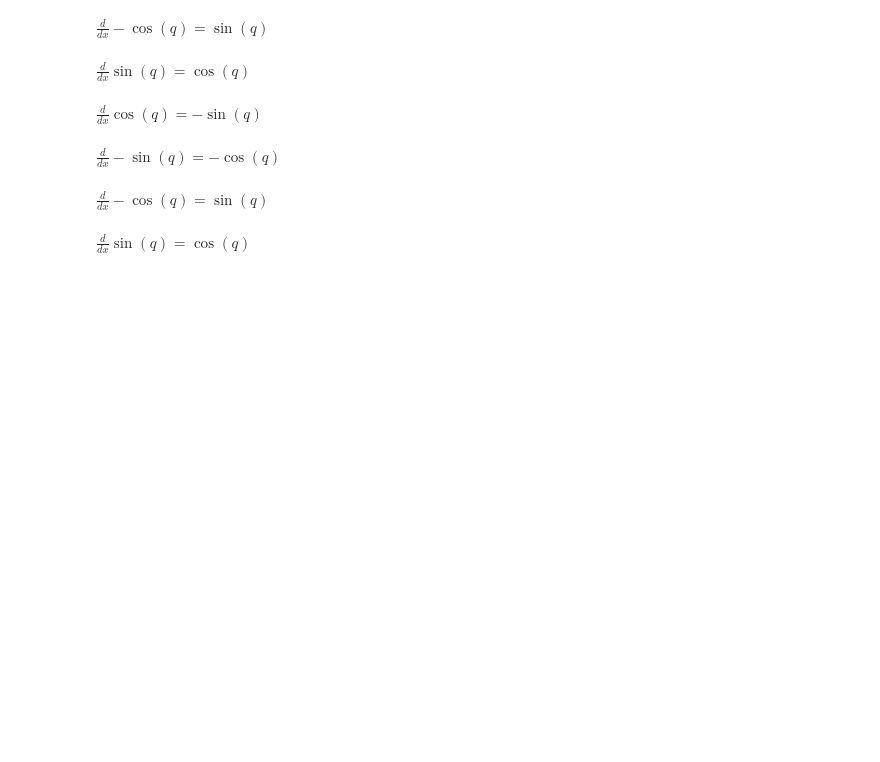
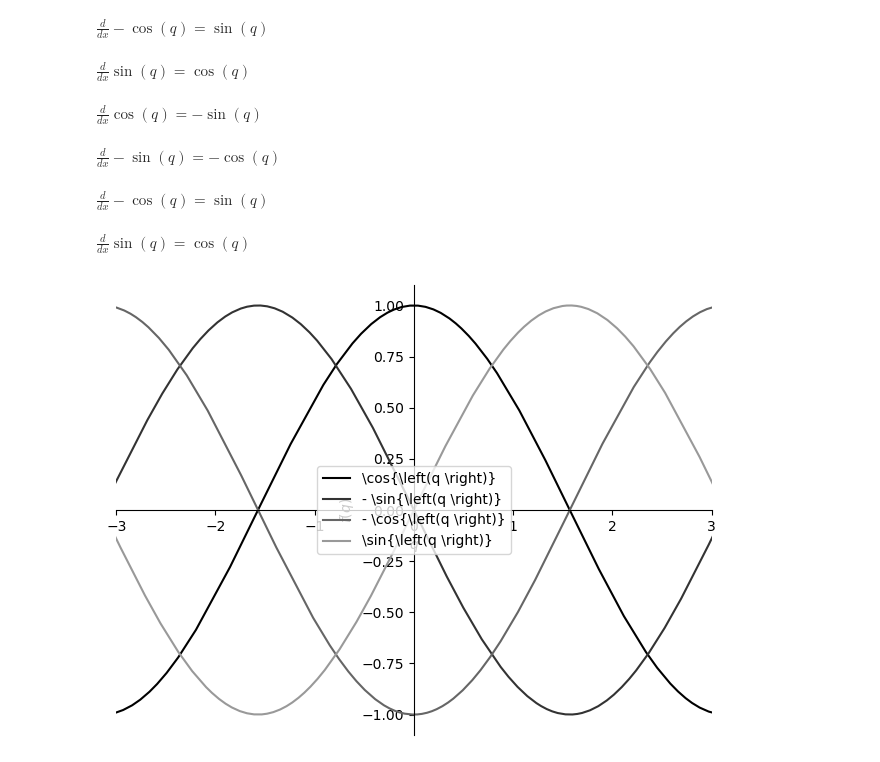
Before and after one commit to Afiq139/Python-Project, a Jupyter notebook: Python_Mathematics/Master_Math_By_Coding_In_Python/11_Calculus/008_Derivatives_of_trig_functions.ipynb, the cells around one changed output. Drawn from its saved outputs; the diff is of its cells as text; code cells hidden in the pictures; blank space fills up the shorter version.

```diff
--- a/Python_Mathematics/Master_Math_By_Coding_In_Python/11_Calculus/008_Derivatives_of_trig_functions.ipynb
+++ b/Python_Mathematics/Master_Math_By_Coding_In_Python/11_Calculus/008_Derivatives_of_trig_functions.ipynb
@@ -26,3 +27,20 @@ $\displaystyle \frac{d}{dx}\cos{\left(q \right)} = - \sin{\left(q \right)}$
 $\displaystyle \frac{d}{dx}- \sin{\left(q \right)} = - \cos{\left(q \right)}$
 $\displaystyle \frac{d}{dx}- \cos{\left(q \right)} = \sin{\left(q \right)}$
 $\displaystyle \frac{d}{dx}\sin{\left(q \right)} = \cos{\left(q \right)}$
+# %%
+clrs = 'krbg'
+
+for i in range(0,4):
+    if i==0:
+        p = symplot(f,show=False,label=sym.latex(f), line_color=(i/5,i/5,i/5))
+
+    else:
+        p.extend(symplot(f,show=False,label=sym.latex(f), line_color=(i/5,i/5,i/5) ))
+
+    f = sym.diff(f)
+
+p.legend = True
+p.xlim = [-3,3]
+p.show()
+# %% [output]
+[figure, added]
```
Also changed, not shown: parts of 1 cell of this notebook.
